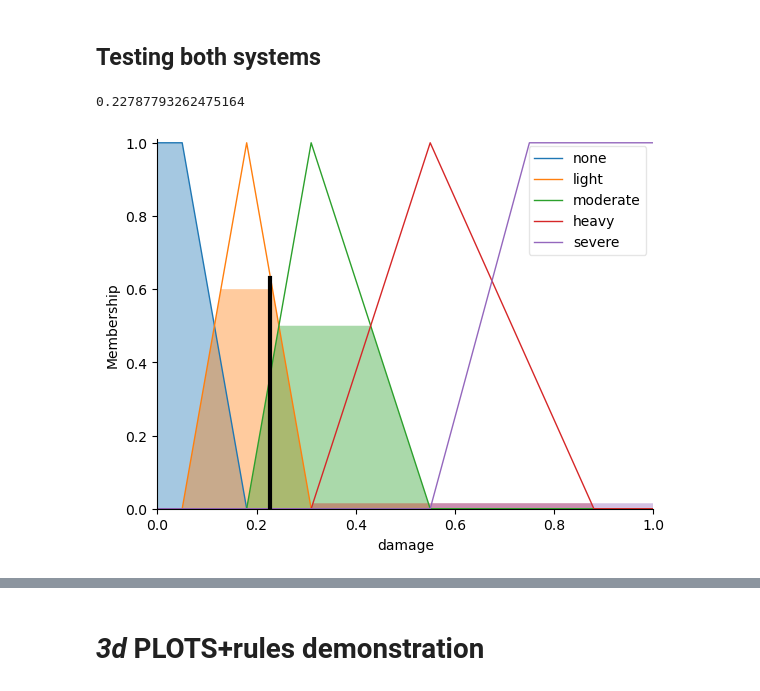
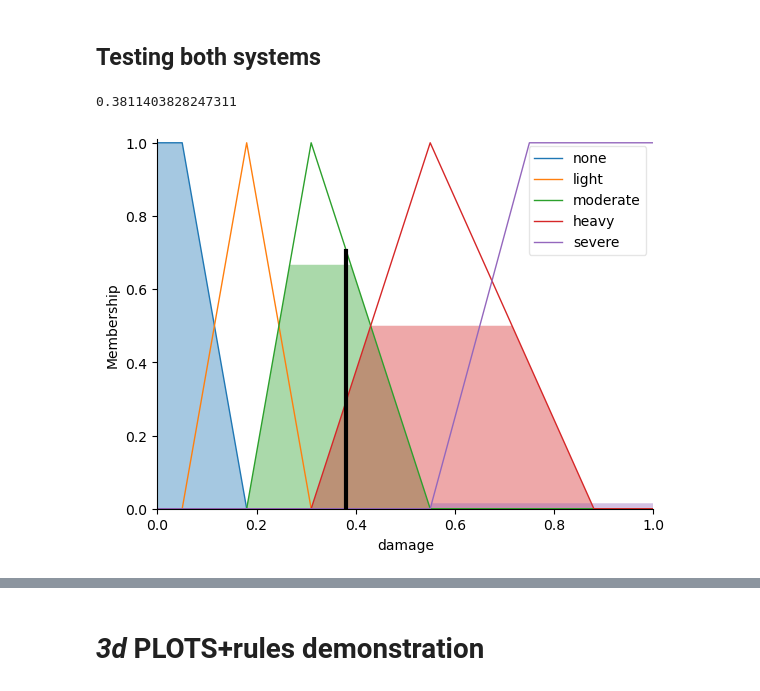
Before and after one commit to HananMoAlnakhal/Building_Assessment_Expert_System, a Jupyter notebook: fuzzy_expert_system.ipynb, the cells around one changed output, grey strips where cells are left out. Saved outputs shown, nothing was run; the diff lists cells and outputs as text; code cells hidden in the pictures.

```diff
--- a/fuzzy_expert_system.ipynb
+++ b/fuzzy_expert_system.ipynb
@@ -79,6 +79,7 @@ def define_variables():
     print("Linguistic variables and fuzzy sets defined successfully.")
     return (intact_col,tilt, ruble_percentage, building_area, building_hight,damage_per,
             building_age,damage,habitability,reparability)
+intact_col,tilt, ruble_percentage, building_area, building_hight,damage_per,building_age,damage,habitability,reparability=define_variables()
 # %% [markdown]
 ## **Construct Rules *function***
 # %%
@@ -199,17 +200,17 @@ Fuzzy Expert System completed executing.
 ## **Testing both systems**
 # %%
 # damage_sim
-#Inputs: building_hight ruble_percentage building_area intact_col
+#Inputs: building_hight , ruble_percentage , building_area , intact_col
 damage_sim.input['building_hight'] = 3
 damage_sim.input['ruble_percentage']=.2
 damage_sim.input['building_area'] = 250
-damage_sim.input['intact_col'] = 10
+damage_sim.input['intact_col'] = 2
 damage_sim.input['tilt'] = 0
 damage_sim.compute()
 print(damage_sim.output.get('damage'))
 damage_per.view(sim=damage_sim)
 # %% [output]
-0.22787793262475164
+0.3811403828247311
-[figure, old version]
+[figure, new version]
 # %%
 # results_sim
```
Also changed, not shown: parts of 5 cells of this notebook.
